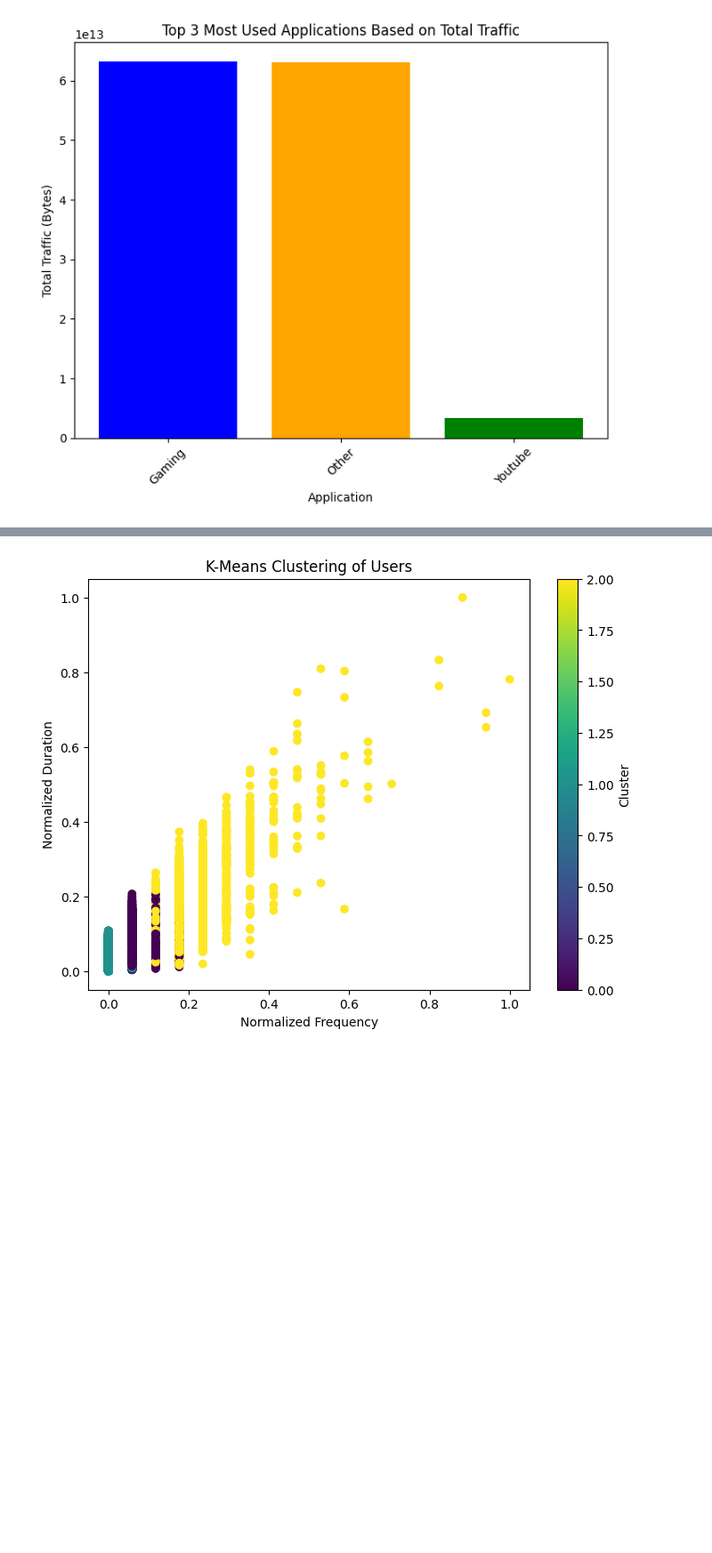
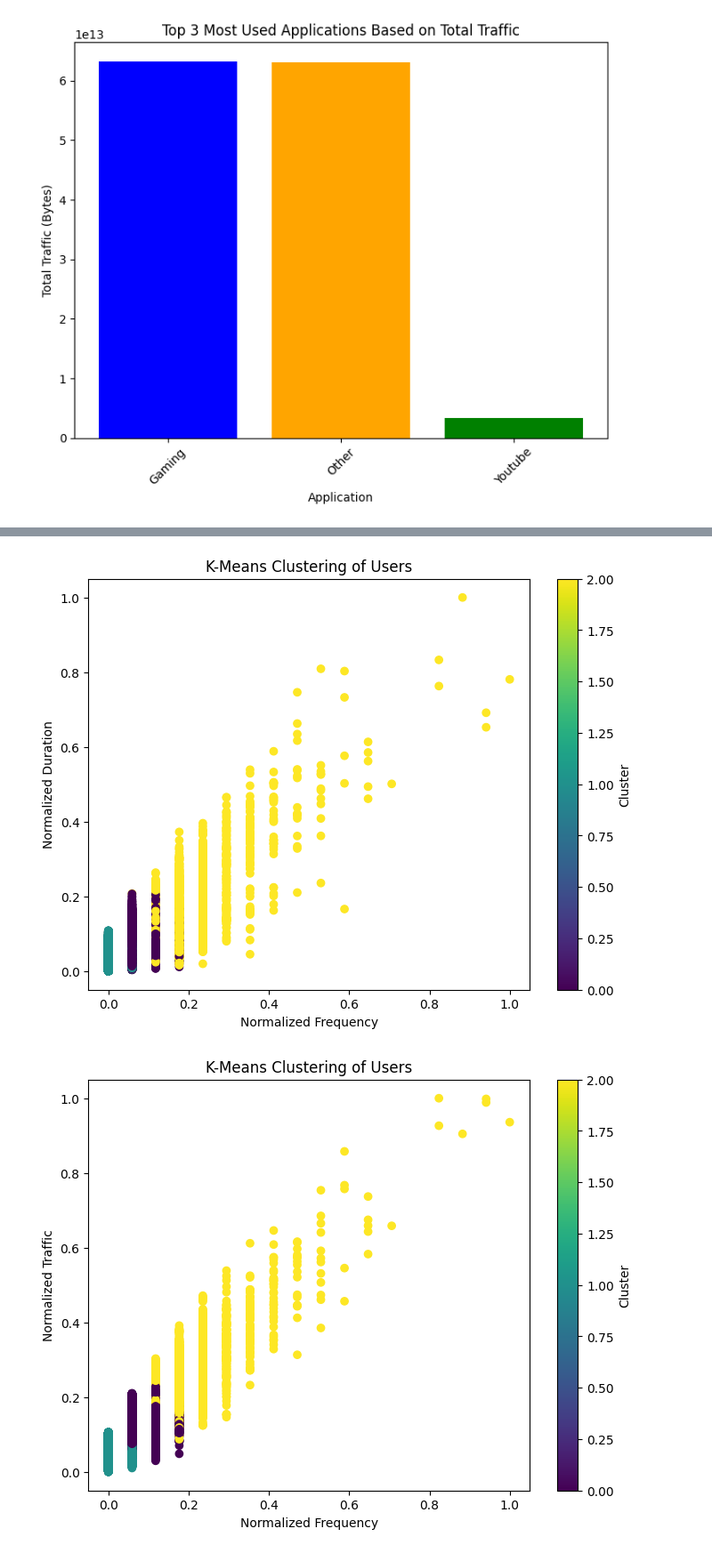
Before and after one commit to Tsebaot-Girma/TellCo-Telecom-Analysis, a Jupyter notebook: notebooks/user_engagement_analysis.ipynb, the cells around one changed output, grey strips where cells are left out. Shown: that part at 89% size. Saved outputs shown, nothing was run; the diff lists cells and outputs as text; code cells hidden in the pictures; blank space fills up the shorter version.

```diff
--- a/notebooks/user_engagement_analysis.ipynb
+++ b/notebooks/user_engagement_analysis.ipynb
@@ -244,30 +239,33 @@ normalized_metrics['MSISDN/Number'] = engagement_metrics['MSISDN/Number'].values
 
 # Optimal k from the elbow method
 optimal_k = 3
 
 # Apply K-Means clustering
 normalized_metrics, cluster_centers = apply_kmeans_clustering(normalized_metrics, optimal_k)
 
 # Show the cluster centers and the assigned cluster labels
 print("Cluster Centers:")
 print(cluster_centers)
 
 print("\nFirst 5 rows with cluster labels:")
 print(normalized_metrics[['MSISDN/Number', 'Cluster']].head())
 
 # Visualize the clusters
 visualize_clusters(normalized_metrics, 'normalized_frequency', 'normalized_duration')
+visualize_clusters(normalized_metrics, 'normalized_frequency', 'normalized_traffic')
+visualize_clusters(normalized_metrics, 'normalized_duration', 'normalized_traffic')
 # %% [output]
 Cluster Centers:
 [[0.06925673 0.05542072 0.12784583]
  [0.00244922 0.02624053 0.05405031]
  [0.1924038  0.14198643 0.26051531]]
 
 First 5 rows with cluster labels:
    MSISDN/Number  Cluster
 0   3.360100e+10        1
 1   3.360100e+10        1
 2   3.360100e+10        1
 3   3.360101e+10        1
 4   3.360101e+10        0
 [figure]
+[figure, added]
```
Also changed, not shown: parts of 4 cells of this notebook.
